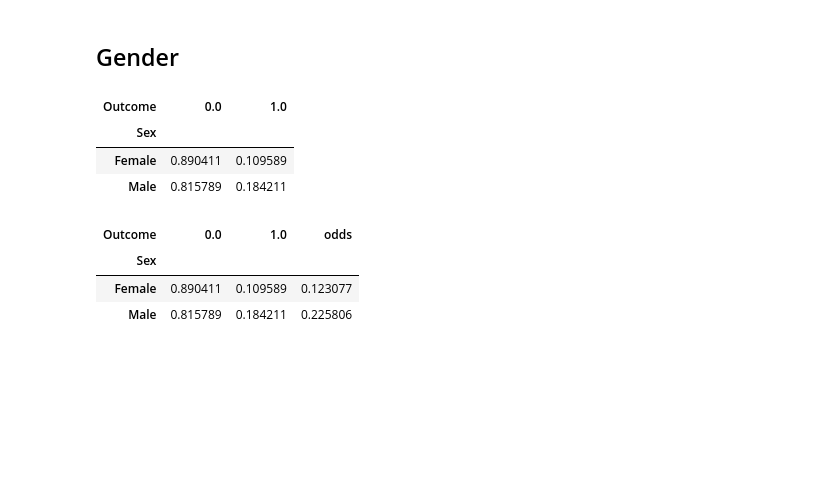
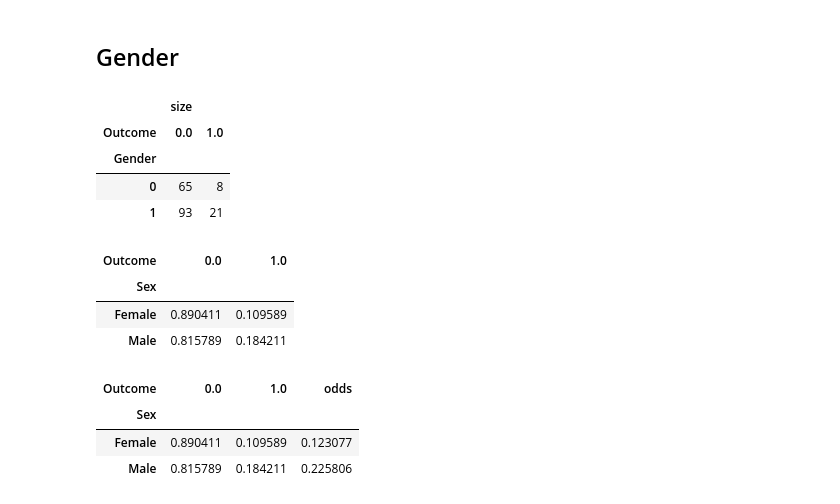
Before and after one commit to pandeyanuradha/Importance-of-SARS-CoV-2-Genomic-Surveillance-Mutations-and-Risk-Stratification, a Jupyter notebook: notebooks/Visual Analysis.ipynb, the cells around one changed output. Drawn from its saved outputs; the diff is of its cells as text; code cells hidden in the pictures; blank space fills up the shorter version.

```diff
--- a/notebooks/Visual Analysis.ipynb
+++ b/notebooks/Visual Analysis.ipynb
@@ -34,5 +72,15 @@ From the box plot, we can see that fatal outcome is more prominent in people age
 # %% [markdown]
 ## Gender
+# %%
+df_gender = df[['Gender','Outcome']]
+c_gender = contingency(df_gender,'Gender')
+c_gender
+# %% [output]
+|  | size |  |
+| Outcome | 0.0 | 1.0 |
+| Gender |  |  |
+| 0 | 65 | 8 |
+| 1 | 93 | 21 |
 # %%
 df["Sex"] = df.Gender.replace({1: "Male", 0:"Female"})
 c = pd.crosstab(df.Sex, df.Outcome)
```
Also changed, not shown: parts of 16 cells of this notebook, 1 other file.
